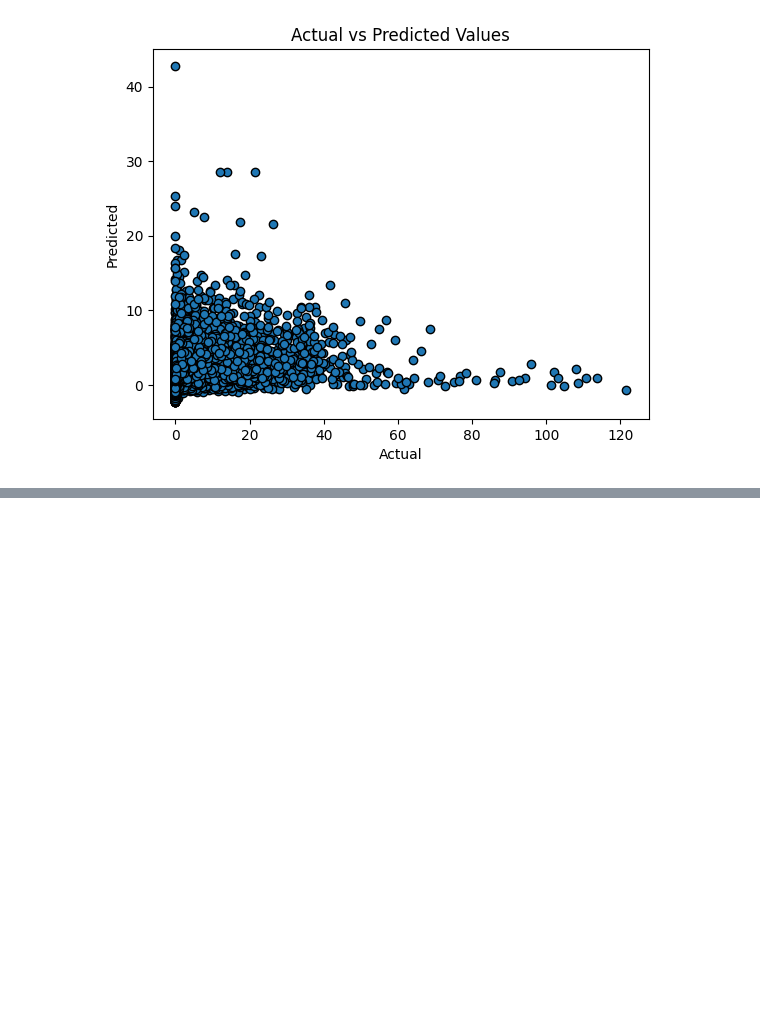
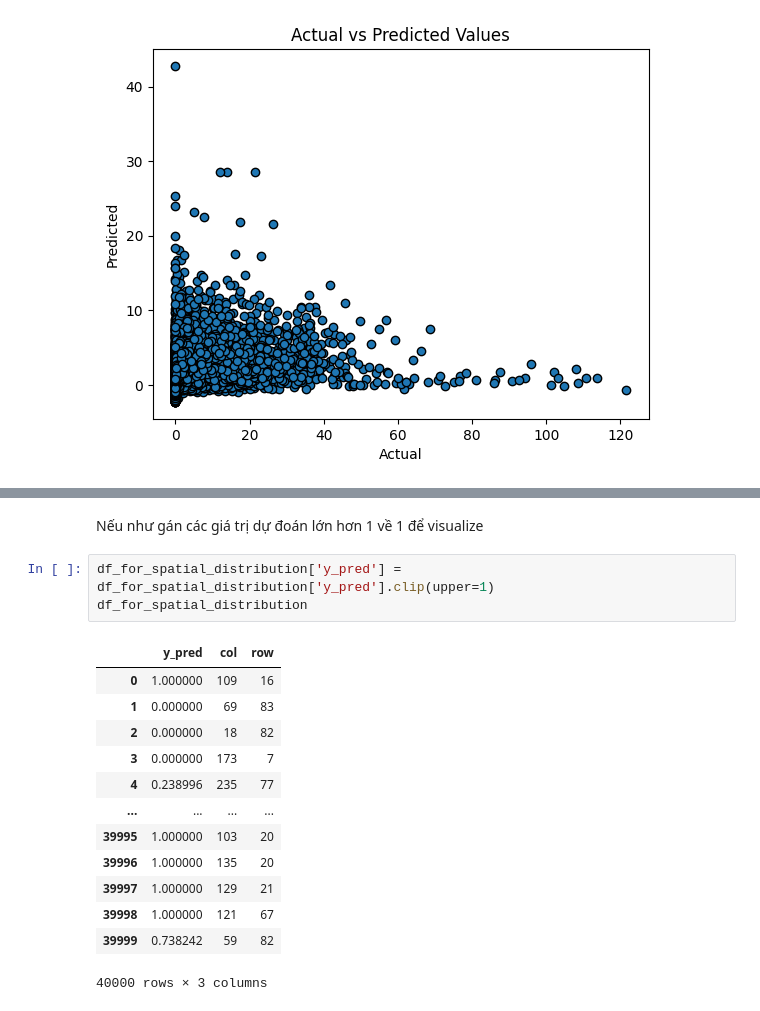
Before and after one commit to Le-Bao-181003/CVDHD, a Jupyter notebook: Stepwise.ipynb, the cells around one changed output, grey strips where cells are left out. Drawn from its saved outputs; the diff is of its cells as text; blank space fills up the shorter version.

```diff
--- a/Stepwise.ipynb
+++ b/Stepwise.ipynb
@@ -136,0 +121,19 @@ df_for_spatial_distribution['y_pred'].max()
+# %% [markdown]
+Nếu như gán các giá trị dự đoán lớn hơn 1 về 1 để visualize
+# %%
+df_for_spatial_distribution['y_pred'] = df_for_spatial_distribution['y_pred'].clip(upper=1)
+df_for_spatial_distribution
+# %% [output]
+|  | y_pred | col | row |
+| 0 | 1.000000 | 109 | 16 |
+| 1 | 0.000000 | 69 | 83 |
+| 2 | 0.000000 | 18 | 82 |
+| 3 | 0.000000 | 173 | 7 |
+| 4 | 0.238996 | 235 | 77 |
+| ... | ... | ... | ... |
+| 39995 | 1.000000 | 103 | 20 |
+| 39996 | 1.000000 | 135 | 20 |
+| 39997 | 1.000000 | 129 | 21 |
+| 39998 | 1.000000 | 121 | 67 |
+| 39999 | 0.738242 | 59 | 82 |
+40000 rows × 3 columns
```
Also changed, not shown: parts of 12 cells of this notebook, 1 other file.
